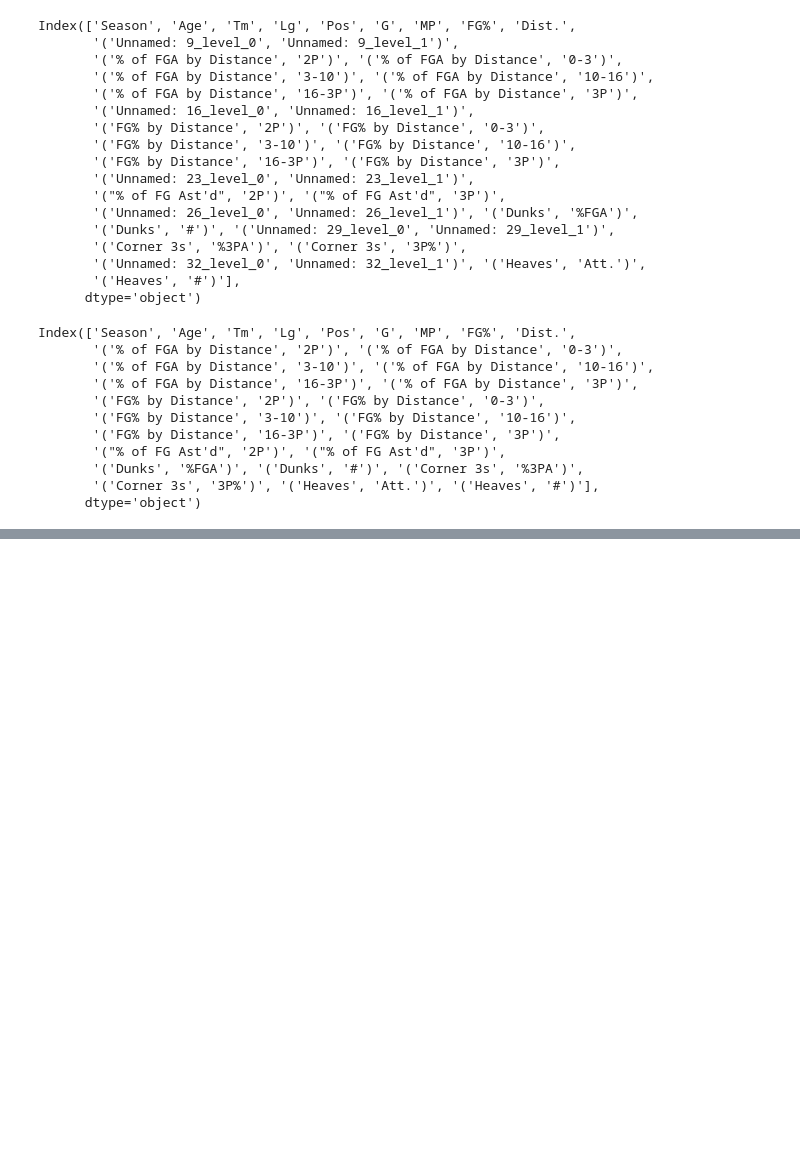
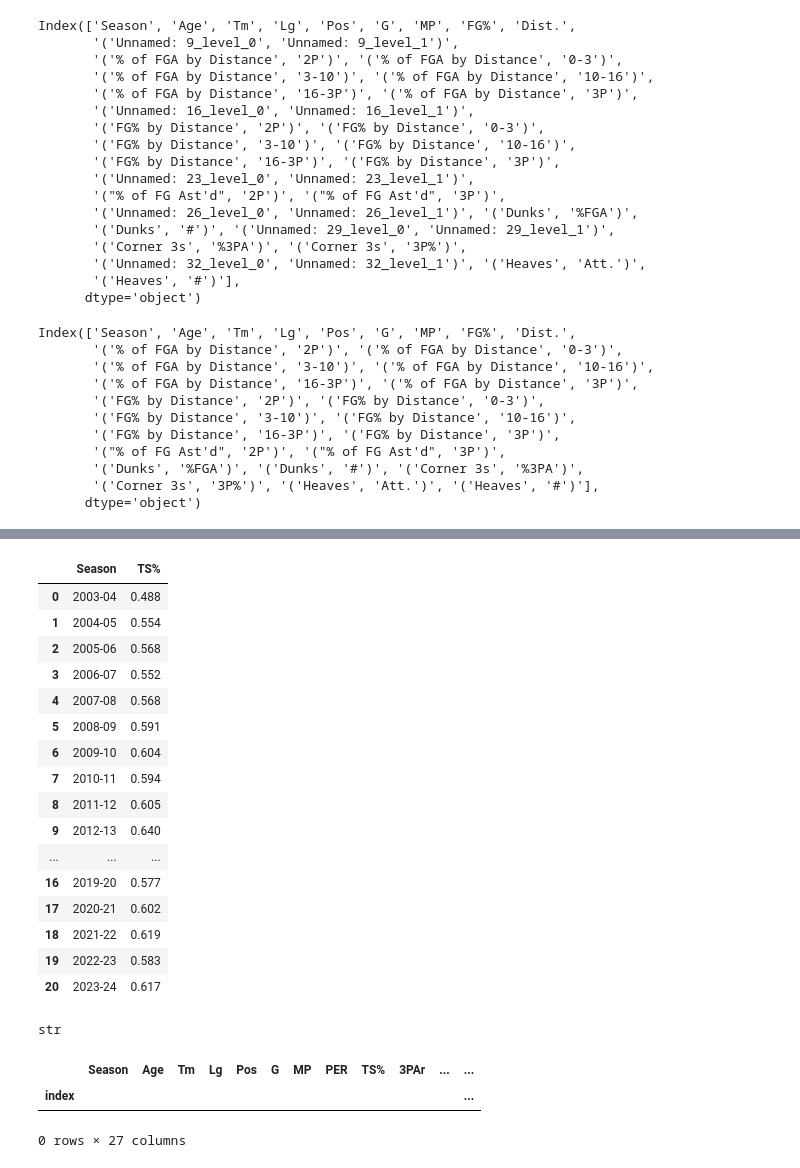
Before and after one commit to SilverCrocus/basketball-stats-dashboard, a Jupyter notebook: notebooks/cleaning.ipynb, the cells around one changed output, grey strips where cells are left out. Saved outputs shown, nothing was run; the diff lists cells and outputs as text; code cells hidden in the pictures; blank space fills up the shorter version.

```diff
--- a/notebooks/cleaning.ipynb
+++ b/notebooks/cleaning.ipynb
@@ -1431,0 +1483,4 @@ Index(['Season', 'Age', 'Tm', 'Lg', 'Pos', 'G', 'MP', 'FG%', 'Dist.',
+# %%
+# read in advanced parquet file
+mj_advanced = pd.read_parquet('../data/mj_advanced.parquet')
+lj_advanced = pd.read_parquet('../data/lj_advanced.parquet')
@@ -1431,0 +1514,25 @@ Index(['Season', 'Age', 'Tm', 'Lg', 'Pos', 'G', 'MP', 'FG%', 'Dist.',
+# %%
+lj_advanced[['Season', 'TS%']]
+# %% [output]
+|  | Season | TS% |
+| 0 | 2003-04 | 0.488 |
+| 1 | 2004-05 | 0.554 |
+| 2 | 2005-06 | 0.568 |
+| 3 | 2006-07 | 0.552 |
+| 4 | 2007-08 | 0.568 |
+| 5 | 2008-09 | 0.591 |
+| 6 | 2009-10 | 0.604 |
+| 7 | 2010-11 | 0.594 |
+| 8 | 2011-12 | 0.605 |
+| 9 | 2012-13 | 0.640 |
+| ... | ... | ... |
+| 16 | 2019-20 | 0.577 |
+| 17 | 2020-21 | 0.602 |
+| 18 | 2021-22 | 0.619 |
+| 19 | 2022-23 | 0.583 |
+| 20 | 2023-24 | 0.617 |
+# %%
+#check type of season column
+type(mj_advanced['Season'][0])
+# %% [output]
+str
@@ -1431,0 +1543,6 @@ Index(['Season', 'Age', 'Tm', 'Lg', 'Pos', 'G', 'MP', 'FG%', 'Dist.',
+# %%
+lj_playoffs_adv.head(0)
+# %% [output]
+|  | Season | Age | Tm | Lg | Pos | G | MP | PER | TS% | 3PAr | ... | ... |
+| index |  |  |  |  |  |  |  |  |  |  |  | ... |
+0 rows × 27 columns
```
Also changed, not shown: parts of 9 cells of this notebook, 2 other files.
